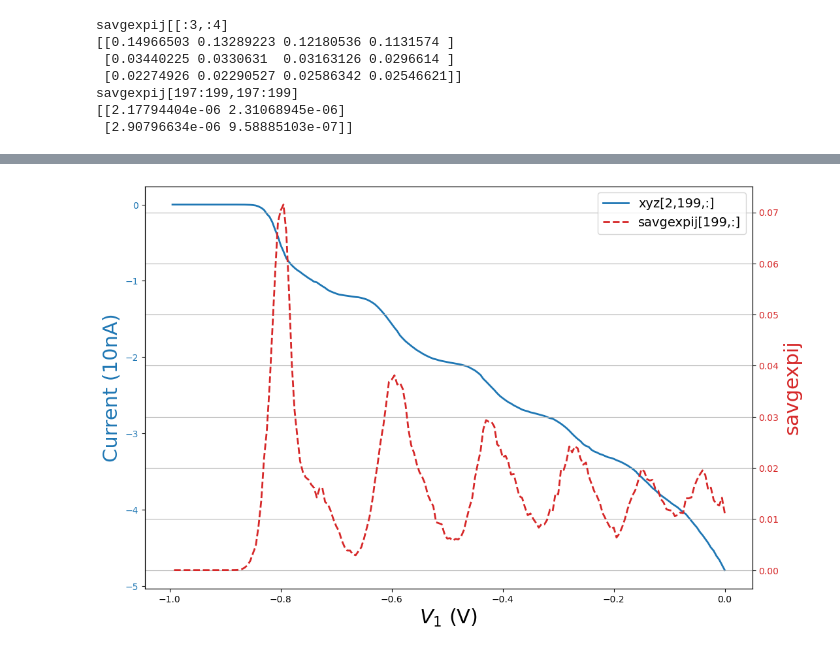
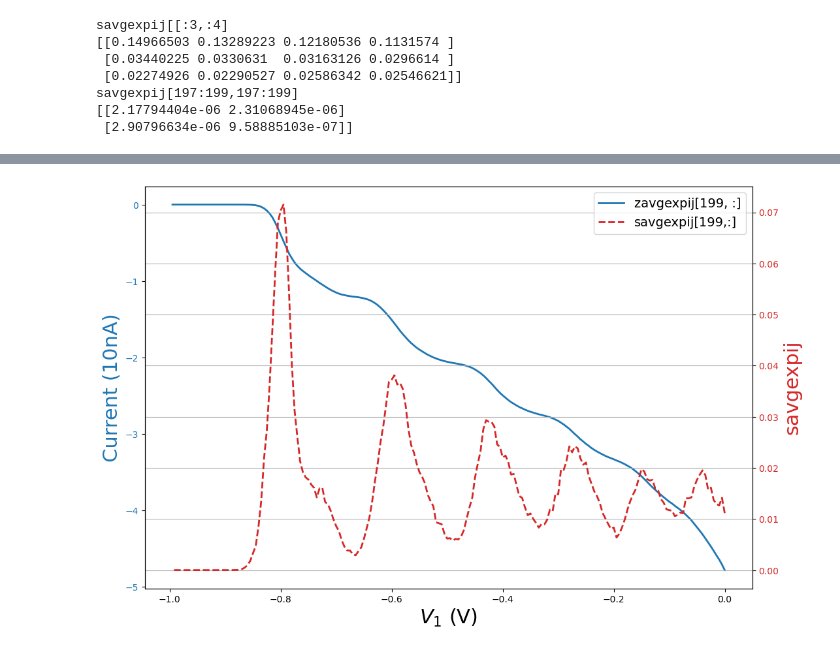
Before and after one commit to namkimfi/knn_ivvg, a Jupyter notebook: 20250217_plot for analysis.ipynb, the cells around one changed output, grey strips where cells are left out. Cells and saved outputs as stored; diff of their text form; code cells hidden in the pictures.

```diff
--- a/20250217_plot for analysis.ipynb
+++ b/20250217_plot for analysis.ipynb
@@ -235,30 +235,31 @@ plt.close()
 # %%
 # Create figure and primary axis
 fig, ax1 = plt.subplots(figsize=(12, 8))
 
 # Plot xyz data on primary y-axis
 color1 = 'tab:blue'
-ax1.plot(B[0,:], xyz[2,199,:], color=color1, linewidth=2, label='xyz[2,199,:]')
+#ax1.plot(B[0,:], xyz[2,199,:], color=color1, linewidth=2, label='xyz[2,199,:]')
+ax1.plot(B[0,:], zavgexpij[199, :], color=color1, linewidth=2, label='zavgexpij[199, :]')
 ax1.set_xlabel('$V_1$ (V)', fontsize=22)
 ax1.set_ylabel('Current (10nA)', fontsize=22, color=color1)
 ax1.tick_params(axis='y', labelcolor=color1)
 
 # Create secondary y-axis and plot savgexpij data
 ax2 = ax1.twinx()
 color2 = 'tab:red'
 ax2.plot(B[0,:], savgexpij[199,:], color=color2, linewidth=2, linestyle='--', label='savgexpij[199,:]')
 ax2.set_ylabel('savgexpij', fontsize=22, color=color2)
 ax2.tick_params(axis='y', labelcolor=color2)
 
 # Add legend
 # Combine legends from both axes
 lines1, labels1 = ax1.get_legend_handles_labels()
 lines2, labels2 = ax2.get_legend_handles_labels()
 ax2.legend(lines1 + lines2, labels1 + labels2, loc='upper right', fontsize=14)
 
 plt.grid(True)
-plt.savefig('fig_iv_2D_dual_axis.pdf')
+plt.savefig('fig_zavg vs savg.pdf')
 plt.show()
 plt.close()
 # %% [output]
-[figure, old version]
+[figure, new version]
```
Also changed, not shown: parts of 22 cells of this notebook.
